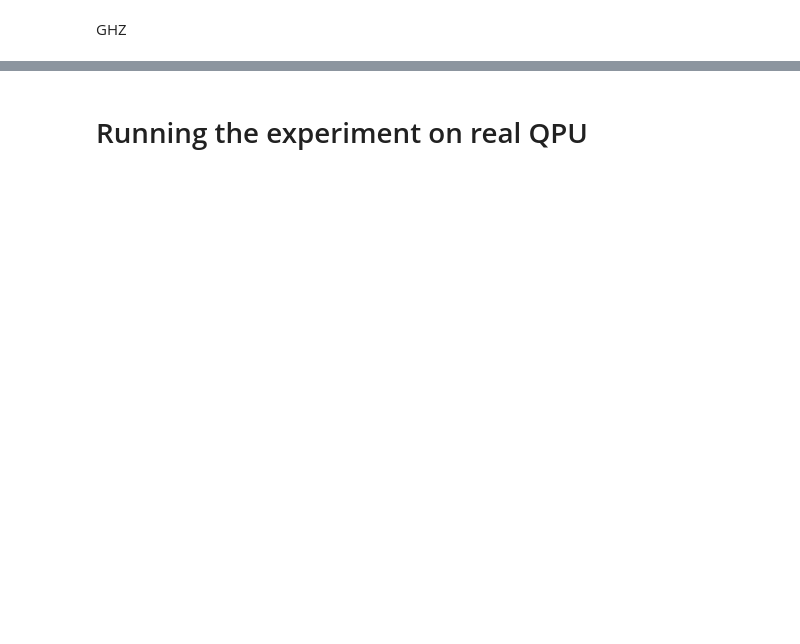
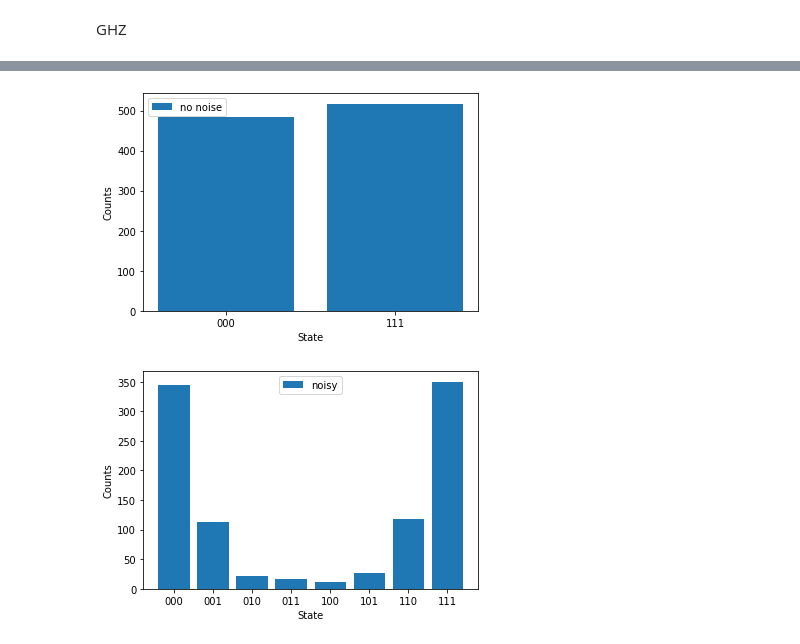
Before and after one commit to shrapp/pyquil-noise-simulation, a Jupyter notebook: examples.ipynb, the cells around one changed output, grey strips where cells are left out. Saved outputs shown, nothing was run; the diff lists cells and outputs as text; code cells hidden in the pictures; blank space fills up the shorter version.

```diff
--- a/examples.ipynb
+++ b/examples.ipynb
@@ -73,21 +88,2 @@ plot_results(no_noise, noisy, log=True)
 # %% [markdown]
 GHZ
-# %%
-
-ghz_prog = Program()
-ghz_prog.declare("ro", "BIT", 3)
-ghz_prog += H(0)
-ghz_prog += CNOT(0, 1)
-ghz_prog += CNOT(1, 2)
-ghz_prog += MEASURE(0, ("ro", 0))
-ghz_prog += MEASURE(1, ("ro", 1))
-ghz_prog += MEASURE(2, ("ro", 2))
-ghz_prog.wrap_in_numshots_loop(1000)
-print(ghz_prog)
-qc = get_qc('Aspen-M-2', as_qvm=True, execution_timeout=1000)
-no_noise = qc.run(ghz_prog).readout_data.get("ro")
-plt.hist([np.array2string(i) for i in no_noise], bins=3)
-plt.show()
-p = add_noise_to_program(qc, ghz_prog, convert_to_native=True)
-noisy = qc.run(p).readout_data.get("ro")
-plt.hist([np.array2string(i) for i in noisy], bins=8)
@@ -107,2 +89,0 @@ MEASURE 2 ro[2]
-# %% [markdown]
-# Running the experiment on real QPU
@@ -132,0 +90,49 @@ num=1
+# %%
+def ghz(qc, qubits, numshots, noise=False, cal=None):
+    p = Program()
+    p.declare("ro", "BIT", 3)
+    p += H(qubits[0])
+    p += CNOT(qubits[0], qubits[1])
+    p += CNOT(qubits[1], qubits[2])
+    p += MEASURE(qubits[0], ("ro", 0))
+    p += MEASURE(qubits[1], ("ro", 1))
+    p += MEASURE(qubits[2], ("ro", 2))
+    p.wrap_in_numshots_loop(numshots)
+    if noise:
+        if cal is not None:
+            p = add_noise_to_program(qc, p, calibrations=cal)
+        else:
+            p = add_noise_to_program(qc, p)
+    return p
+
+def run_experiment(qpu, qubits, numshots):
+    qvm = get_qc(qpu, as_qvm=True, execution_timeout=1000)
+    cal = Calibrations(qvm)
+    no_noise = qvm.run(ghz(qvm,qubits,numshots, False)).readout_data.get("ro")
+    noisy = qvm.run(ghz(qvm,qubits,numshots, True, cal)).readout_data.get("ro")
+
+
+    qc = get_qpu(qpu)
+    exe = qc.compile(ghz(qc,qubits,numshots, False), to_native_gates=True)
+    real = qc.run(exe).readout_data.get("ro")
+    return no_noise, noisy, real
+
+def plot_results(results, label):
+    histogram={}
+    for i in results:
+        code=("00"+str(int(float(i[2])*100+float(i[1])*10+float(i[0]))))[-3:]
+        histogram[code]=histogram.get(code,0)+1
+    histogram=dict(sorted(histogram.items()))
+    plt.bar(*zip(*histogram.items()), label=label)
+    plt.xlabel('State')
+    plt.ylabel('Counts')
+    plt.legend()
+    plt.show()
+
+no_noise, noisy, real = run_experiment('Aspen-M-2', [5,6,7], 1000)
+plot_results(no_noise, 'no noise')
+plot_results(noisy, 'noisy')
+plot_results(real, 'real')
+# %% [output]
+[figure, added]
+[figure, added]
```
Also changed, not shown: parts of 4 cells of this notebook, 6 other files.
